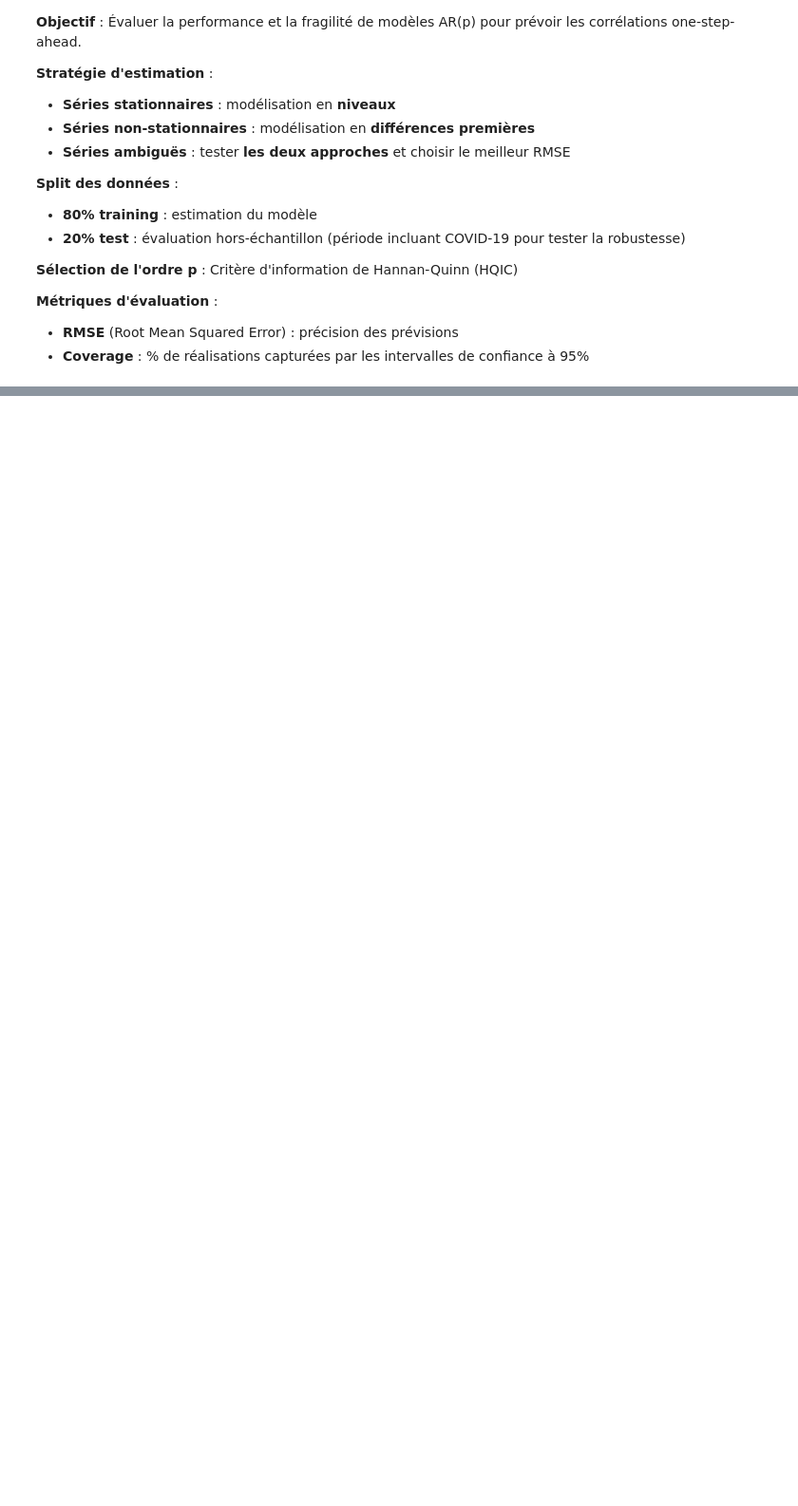
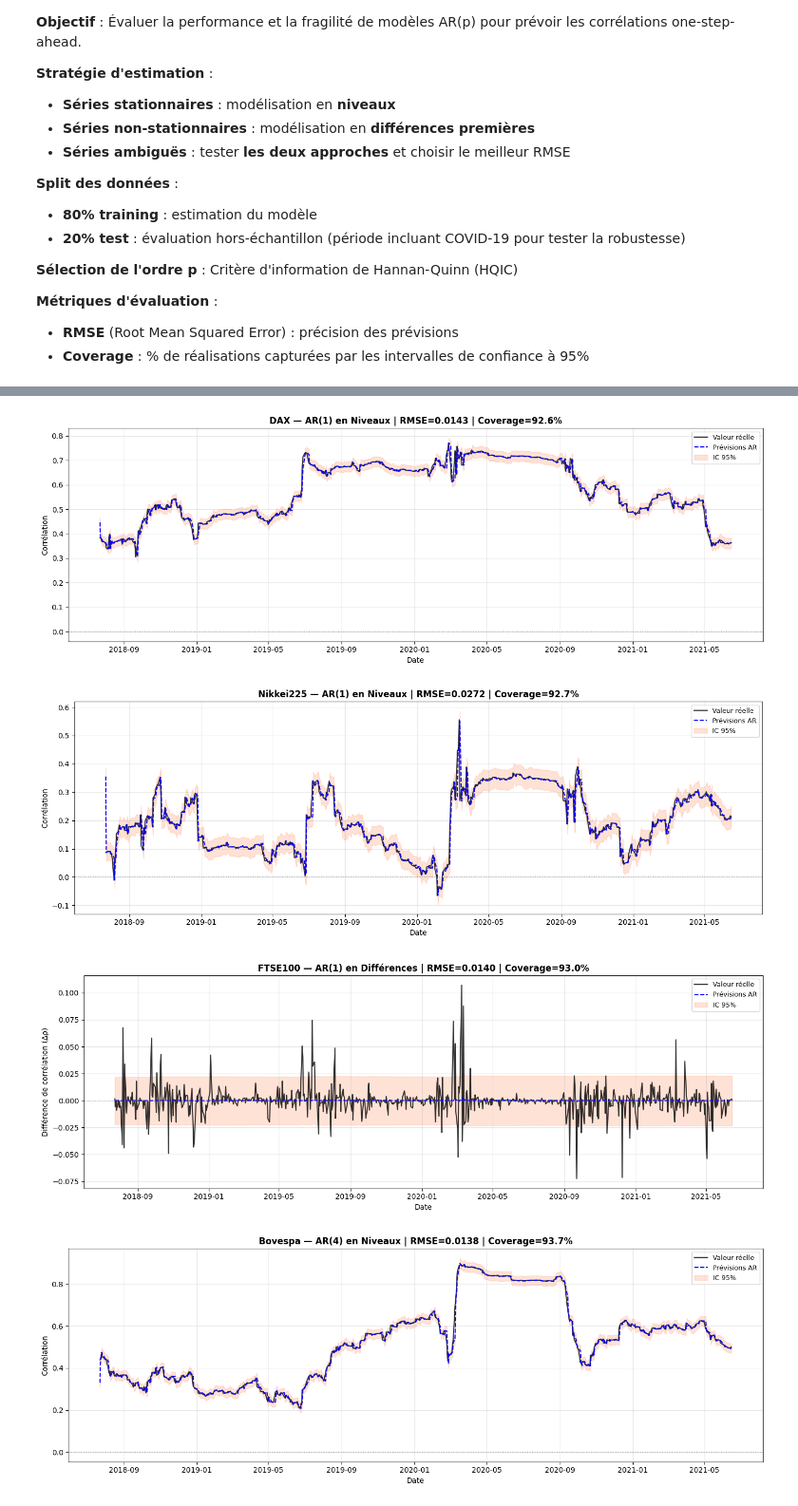
Before and after one commit to Lilas-Bertot/ETUDE-DE-CAS-1-V3, a Jupyter notebook: Étude de Cas.ipynb, the cells around one changed output, grey strips where cells are left out. Shown at 95% size. Drawn from its saved outputs; the diff is of its cells as text; code cells hidden in the pictures; blank space fills up the shorter version.

```diff
--- a/Étude de Cas.ipynb
+++ b/Étude de Cas.ipynb
@@ -828,51 +835,60 @@ print("=" * 150)
 # %%
-# Graphiques : Prévisions vs Réel avec intervalles de confiance 95%
-print("\nGénération des graphiques de prévisions...")
+# Graphiques individuels : Prévisions vs Réel avec intervalles de confiance 95%
 
-fig, axes = plt.subplots(5, 1, figsize=(14, 18))
-fig.suptitle('Prévisions AR One-Step-Ahead vs Corrélations Réelles (avec IC 95%)',
-             fontsize=16, fontweight='bold', y=0.995)
-
-for idx, (serie_name, result) in enumerate(results_dict.items()):
-    ax = axes[idx]
+for serie_name, result in results_dict.items():
+    fig, ax = plt.subplots(1, 1, figsize=(14, 5))
 
     # Récupérer les données
     test_series = test_data[f'corr_SP500_{serie_name}'].dropna()
-    forecasts = result['forecasts']
-    lower_ci = result['lower_ci']
-    upper_ci = result['upper_ci']
-    actuals = result['actuals']
+    in_differences = result['in_differences']
 
-    # Dates pour l'axe x
-    test_dates = test_series.index[:len(actuals)]
+    if in_differences:
+        # Pour les modèles en différences : afficher les différences premières
+        actuals_diff = test_series.diff().dropna().values
+        forecasts = result['forecasts_diff']
+        lower_ci = result['lower_ci_diff']
+        upper_ci = result['upper_ci_diff']
+        test_dates = test_series.index[1:len(actuals_diff)+1]
+        ylabel = 'Différence de corrélation (Δρ)'
+    else:
+        # Pour les modèles en niveaux : afficher les niveaux
+        forecasts = result['forecasts']
+        lower_ci = result['lower_ci']
+        upper_ci = result['upper_ci']
+        actuals_diff = result['actuals']
+        test_dates = test_series.index[:len(actuals_diff)]
+        ylabel = 'Corrélation'
 
     # Tracer les valeurs réelles
-    ax.plot(test_dates, actuals, label='Corrélation réelle',
-            color='black', linewidth=1.5, marker='o', markersize=3, alpha=0.8)
+    ax.plot(test_dates, actuals_diff, label='Valeur réelle',
+            color='black', linewidth=1.5, alpha=0.8)
 
     # Tracer les prévisions
     ax.plot(test_dates, forecasts, label='Prévisions AR',
-            color='blue', linewidth=1.5, linestyle='--', marker='x', markersize=4)
+            color='blue', linewidth=1.5, linestyle='--')
 
     # Intervalle de confiance à 95%
     ax.fill_between(test_dates, lower_ci, upper_ci,
-                     color='lightblue', alpha=0.3, label='IC 95%')
+                     color='lightsalmon', alpha=0.3, label='IC 95%')
 
     # Annotations
     rmse = result['rmse']
     coverage = result['coverage']
     p = result['p']
-    approach = "Diff" if result['in_differences'] else "Niveau"
+    approach = "Différences" if in_differences else "Niveaux"
 
     ax.set_title(f"{serie_name} — AR({p}) en {approach} | RMSE={rmse:.4f} | Coverage={coverage:.1f}%",
-                 fontsize=11, fontweight='bold')
-    ax.set_xlabel('Date', fontsize=9)
-    ax.set_ylabel('Corrélation', fontsize=9)
-    ax.legend(loc='best', fontsize=8)
+                 fontsize=12, fontweight='bold')
+    ax.set_xlabel('Date', fontsize=10)
+    ax.set_ylabel(ylabel, fontsize=10)
+    ax.legend(loc='best', fontsize=9)
     ax.grid(True, alpha=0.3)
     ax.axhline(y=0, color='gray', linestyle=':', linewidth=0.8)
 
-plt.tight_layout()
-plt.show()
-
-print("✓ Graphiques générés")
+    plt.tight_layout()
+    plt.show()
+# %% [output]
+[figure, added]
+[figure, added]
+[figure, added]
+[figure, added]
```
Also changed, not shown: parts of 10 cells of this notebook.
